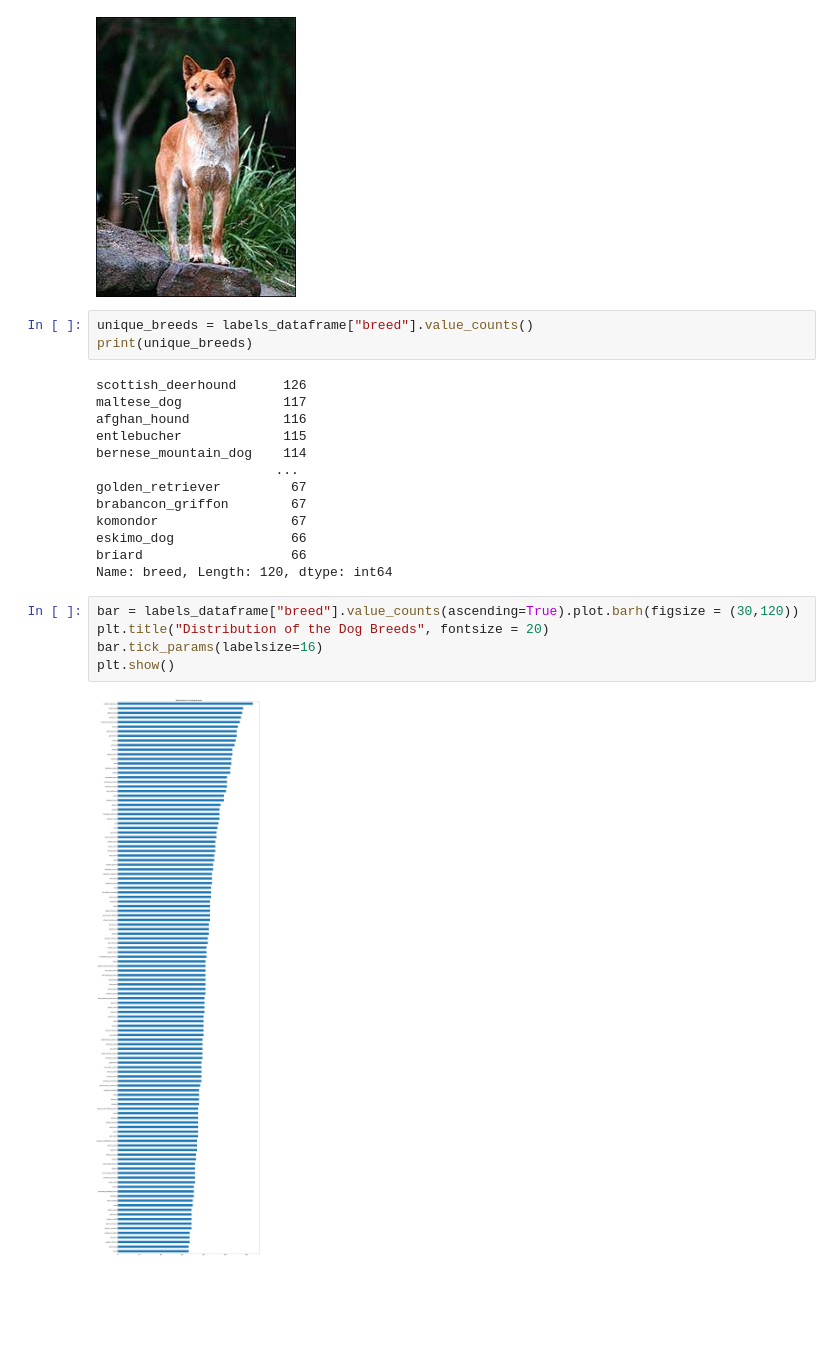
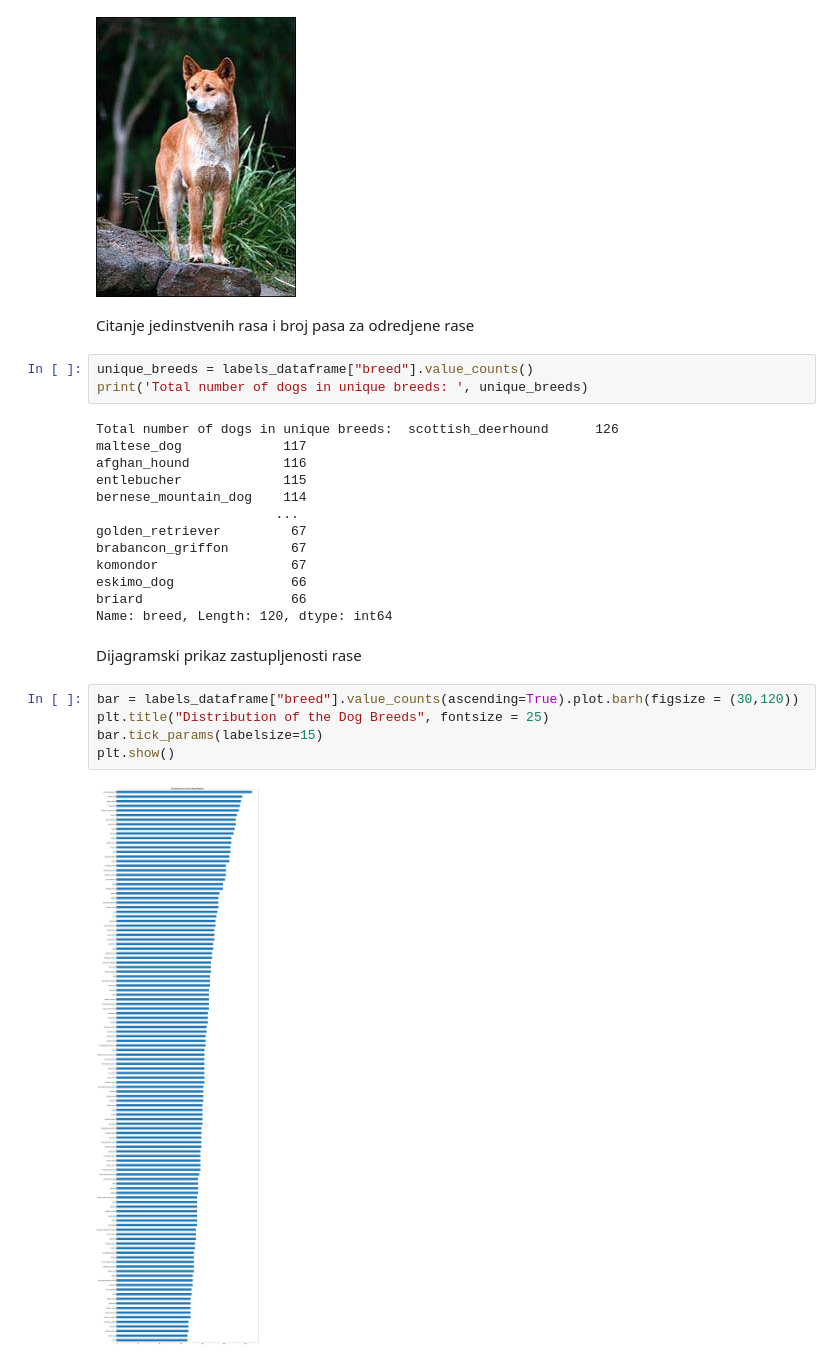
Before and after one commit to Minaa96/PPPO, a Jupyter notebook: Klasifikacija_pasa_Mina_Lazic_IT81_2019.ipynb, the cells around one changed output. Cells and saved outputs as stored; diff of their text form; blank space fills up the shorter version.

```diff
--- a/Klasifikacija_pasa_Mina_Lazic_IT81_2019.ipynb
+++ b/Klasifikacija_pasa_Mina_Lazic_IT81_2019.ipynb
@@ -130,11 +132,13 @@ img = cv2.imread(path)
 cv2_imshow(img)
 # %% [output]
 [figure]
+# %% [markdown]
+Citanje jedinstvenih rasa i broj pasa za odredjene rase
 # %%
 unique_breeds = labels_dataframe["breed"].value_counts()
-print(unique_breeds)
+print('Total number of dogs in unique breeds: ', unique_breeds)
 # %% [output]
-scottish_deerhound      126
+Total number of dogs in unique breeds:  scottish_deerhound      126
 maltese_dog             117
 afghan_hound            116
 entlebucher             115
@@ -146,10 +150,12 @@ komondor                 67
 eskimo_dog               66
 briard                   66
 Name: breed, Length: 120, dtype: int64
+# %% [markdown]
+Dijagramski prikaz zastupljenosti rase
 # %%
 bar = labels_dataframe["breed"].value_counts(ascending=True).plot.barh(figsize = (30,120))
-plt.title("Distribution of the Dog Breeds", fontsize = 20)
-bar.tick_params(labelsize=16)
+plt.title("Distribution of the Dog Breeds", fontsize = 25)
+bar.tick_params(labelsize=15)
 plt.show()
 # %% [output]
-[figure, old version]
+[figure, new version]
```
Also changed, not shown: parts of 45 cells of this notebook.
